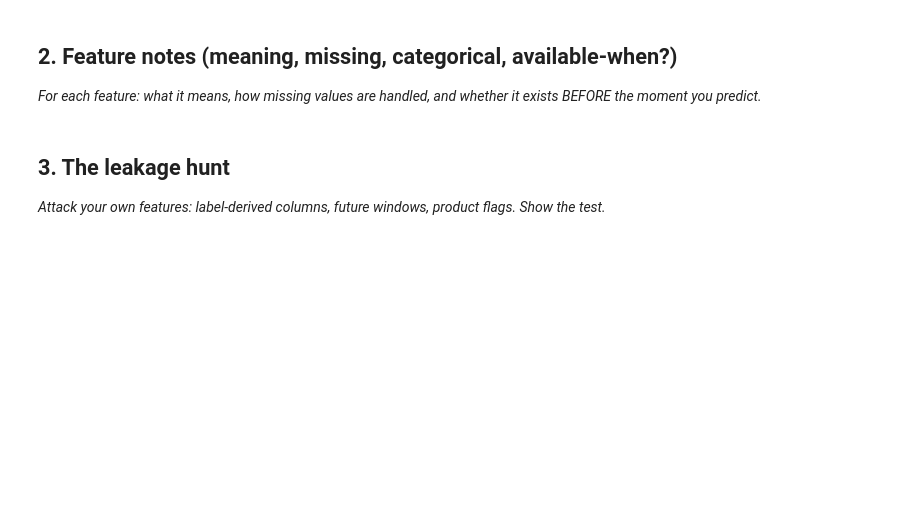
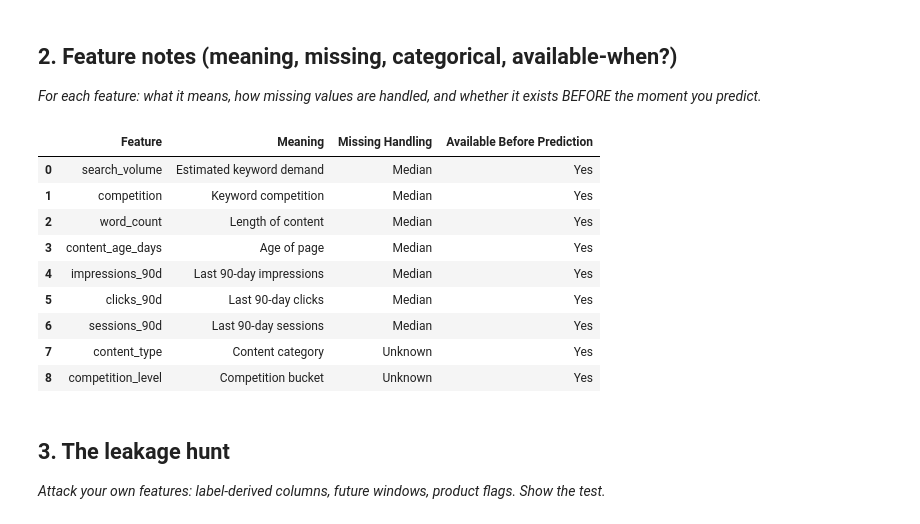
Before and after one commit to hamzaali-712/ML, a Jupyter notebook: work/notebooks/w03_feature_leakage_check.ipynb, the cells around one changed output. Drawn from its saved outputs; the diff is of its cells as text; code cells hidden in the pictures; blank space fills up the shorter version.

```diff
--- a/work/notebooks/w03_feature_leakage_check.ipynb
+++ b/work/notebooks/w03_feature_leakage_check.ipynb
@@ -14,6 +88,66 @@ This skeleton is yours to fill. Work the sections **in order** — each one has
 ## 2. Feature notes (meaning, missing, categorical, available-when?)
 
 *For each feature: what it means, how missing values are handled, and whether it exists BEFORE the moment you predict.*
+# %%
+feature_notes = pd.DataFrame({
+    "Feature":[
+        "search_volume",
+        "competition",
+        "word_count",
+        "content_age_days",
+        "impressions_90d",
+        "clicks_90d",
+        "sessions_90d",
+        "content_type",
+        "competition_level"
+    ],
+    "Meaning":[
+        "Estimated keyword demand",
+        "Keyword competition",
+        "Length of content",
+        "Age of page",
+        "Last 90-day impressions",
+        "Last 90-day clicks",
+        "Last 90-day sessions",
+        "Content category",
+        "Competition bucket"
+    ],
+    "Missing Handling":[
+        "Median",
+        "Median",
+        "Median",
+        "Median",
+        "Median",
+        "Median",
+        "Median",
+        "Unknown",
+        "Unknown"
+    ],
+    "Available Before Prediction":[
+        "Yes",
+        "Yes",
+        "Yes",
+        "Yes",
+        "Yes",
+        "Yes",
+        "Yes",
+        "Yes",
+        "Yes"
+    ]
+})
+
+feature_notes
+# %% [output]
+|  | Feature | Meaning | Missing Handling | Available Before Prediction |
+| 0 | search_volume | Estimated keyword demand | Median | Yes |
+| 1 | competition | Keyword competition | Median | Yes |
+| 2 | word_count | Length of content | Median | Yes |
+| 3 | content_age_days | Age of page | Median | Yes |
+| 4 | impressions_90d | Last 90-day impressions | Median | Yes |
+| 5 | clicks_90d | Last 90-day clicks | Median | Yes |
+| 6 | sessions_90d | Last 90-day sessions | Median | Yes |
+| 7 | content_type | Content category | Unknown | Yes |
+| 8 | competition_level | Competition bucket | Unknown | Yes |
 # %% [markdown]
 ## 3. The leakage hunt
 
```
Also changed, not shown: parts of 4 cells of this notebook.
